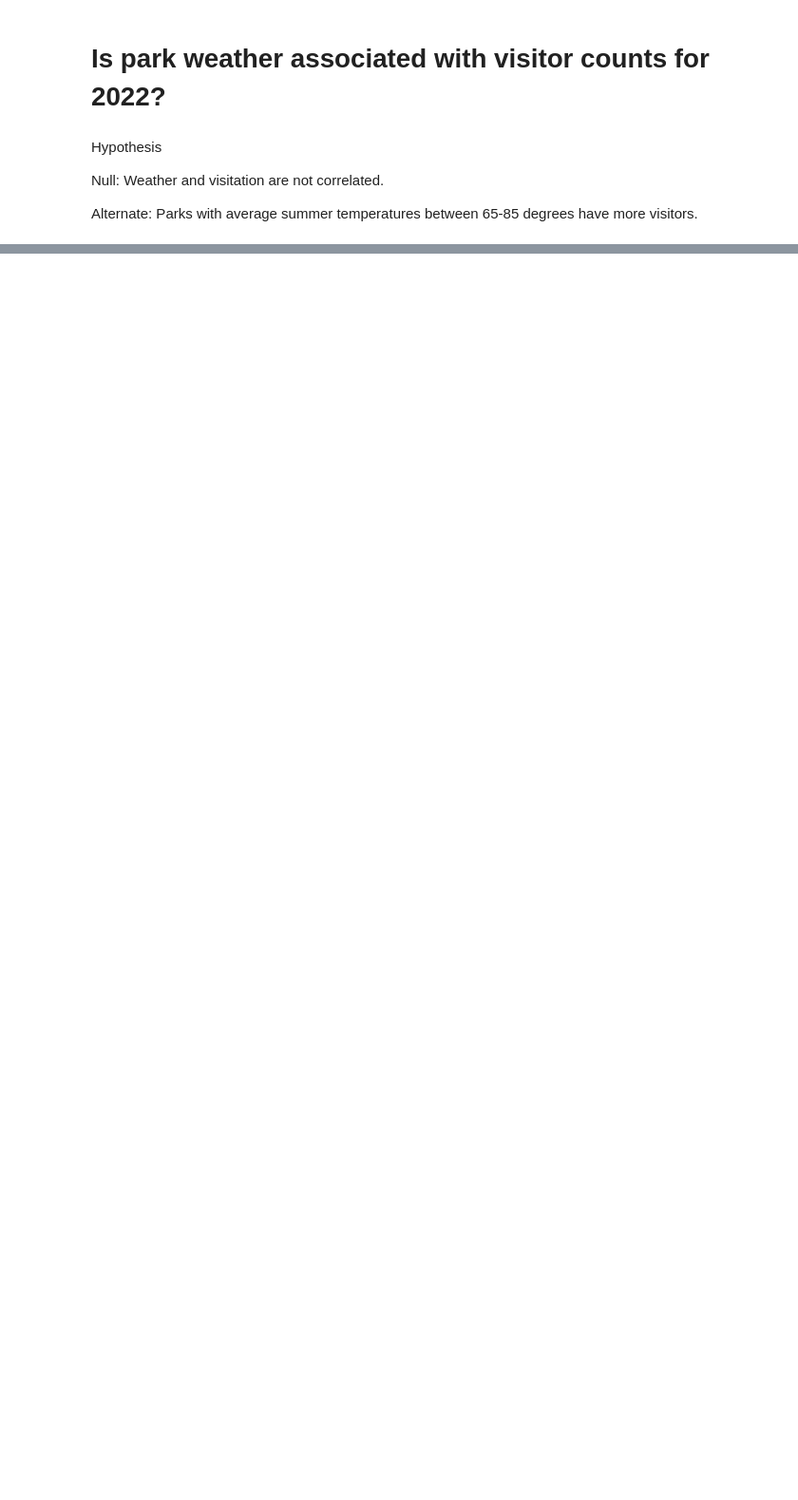
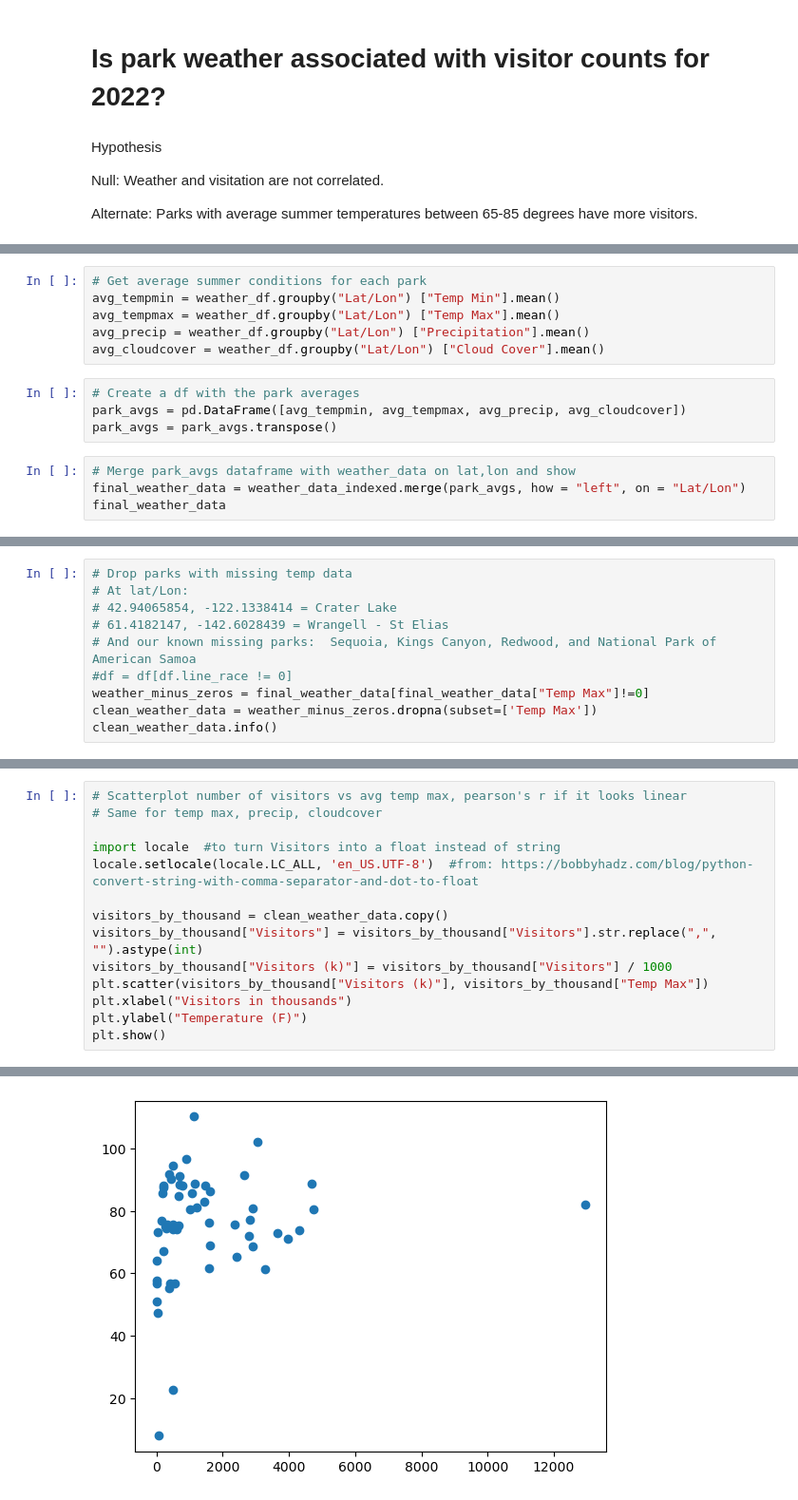
Before and after one commit to JessicaRBailey/Group_CA, a Jupyter notebook: Park_weather/weather.ipynb, the cells around one changed output, grey strips where cells are left out. Shown at 95% size. Saved outputs shown, nothing was run; the diff lists cells and outputs as text; blank space fills up the shorter version.

```diff
--- a/Park_weather/weather.ipynb
+++ b/Park_weather/weather.ipynb
@@ -171,0 +250,14 @@ url = "https://weather.visualcrossing.com/VisualCrossingWebServices/rest/service
+# %%
+# Get average summer conditions for each park
+avg_tempmin = weather_df.groupby("Lat/Lon") ["Temp Min"].mean()
+avg_tempmax = weather_df.groupby("Lat/Lon") ["Temp Max"].mean()
+avg_precip = weather_df.groupby("Lat/Lon") ["Precipitation"].mean()
+avg_cloudcover = weather_df.groupby("Lat/Lon") ["Cloud Cover"].mean()
+# %%
+# Create a df with the park averages
+park_avgs = pd.DataFrame([avg_tempmin, avg_tempmax, avg_precip, avg_cloudcover])
+park_avgs = park_avgs.transpose()
+# %%
+# Merge park_avgs dataframe with weather_data on lat,lon and show
+final_weather_data = weather_data_indexed.merge(park_avgs, how = "left", on = "Lat/Lon")
+final_weather_data
@@ -171,0 +278,10 @@ url = "https://weather.visualcrossing.com/VisualCrossingWebServices/rest/service
+# %%
+# Drop parks with missing temp data
+# At lat/Lon:
+# 42.94065854, -122.1338414 = Crater Lake
+# 61.4182147, -142.6028439 = Wrangell - St Elias
+# And our known missing parks:  Sequoia, Kings Canyon, Redwood, and National Park of American Samoa
+#df = df[df.line_race != 0]
+weather_minus_zeros = final_weather_data[final_weather_data["Temp Max"]!=0]
+clean_weather_data = weather_minus_zeros.dropna(subset=['Temp Max'])
+clean_weather_data.info()
@@ -171,0 +309,15 @@ url = "https://weather.visualcrossing.com/VisualCrossingWebServices/rest/service
+# %%
+# Scatterplot number of visitors vs avg temp max, pearson's r if it looks linear
+# Same for temp max, precip, cloudcover
+
+import locale  #to turn Visitors into a float instead of string
+locale.setlocale(locale.LC_ALL, 'en_US.UTF-8')  #from: https://bobbyhadz.com/blog/python-convert-string-with-comma-separator-and-dot-to-float
+
+visitors_by_thousand = clean_weather_data.copy()
+visitors_by_thousand["Visitors"] = visitors_by_thousand["Visitors"].str.replace(",", "").astype(int)
+visitors_by_thousand["Visitors (k)"] = visitors_by_thousand["Visitors"] / 1000
+plt.scatter(visitors_by_thousand["Visitors (k)"], visitors_by_thousand["Temp Max"])
+plt.xlabel("Visitors in thousands")
+plt.ylabel("Temperature (F)")
+plt.show()
+# %% [output]
@@ -171,0 +325 @@ url = "https://weather.visualcrossing.com/VisualCrossingWebServices/rest/service
+[figure, added]
```
Also changed, not shown: parts of 18 cells of this notebook.
